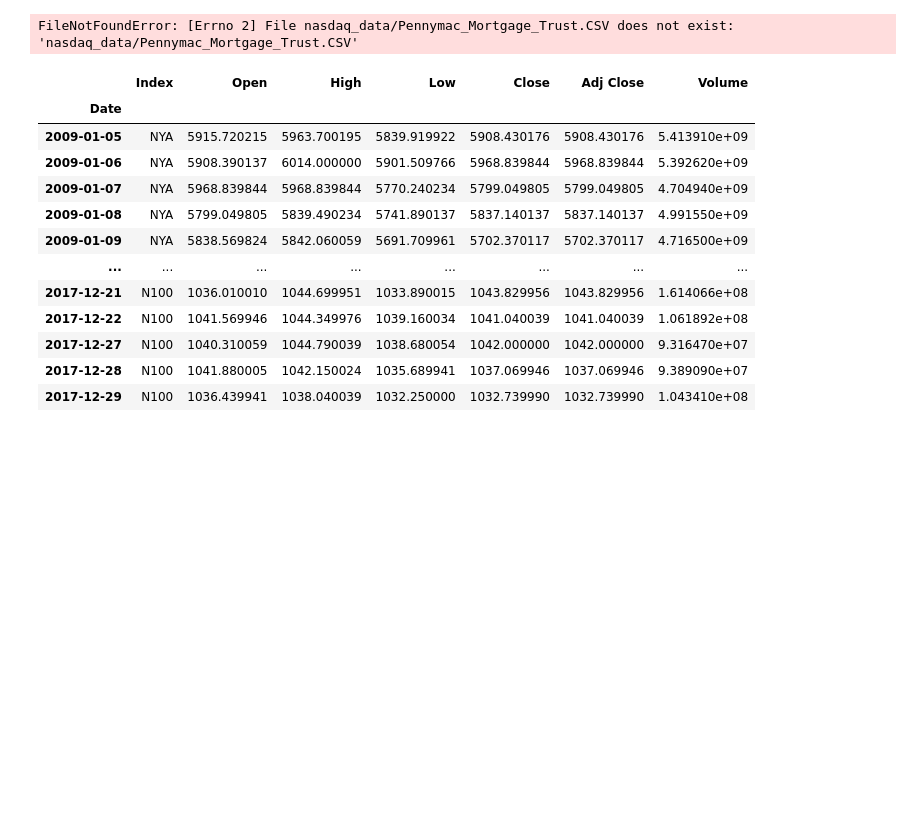
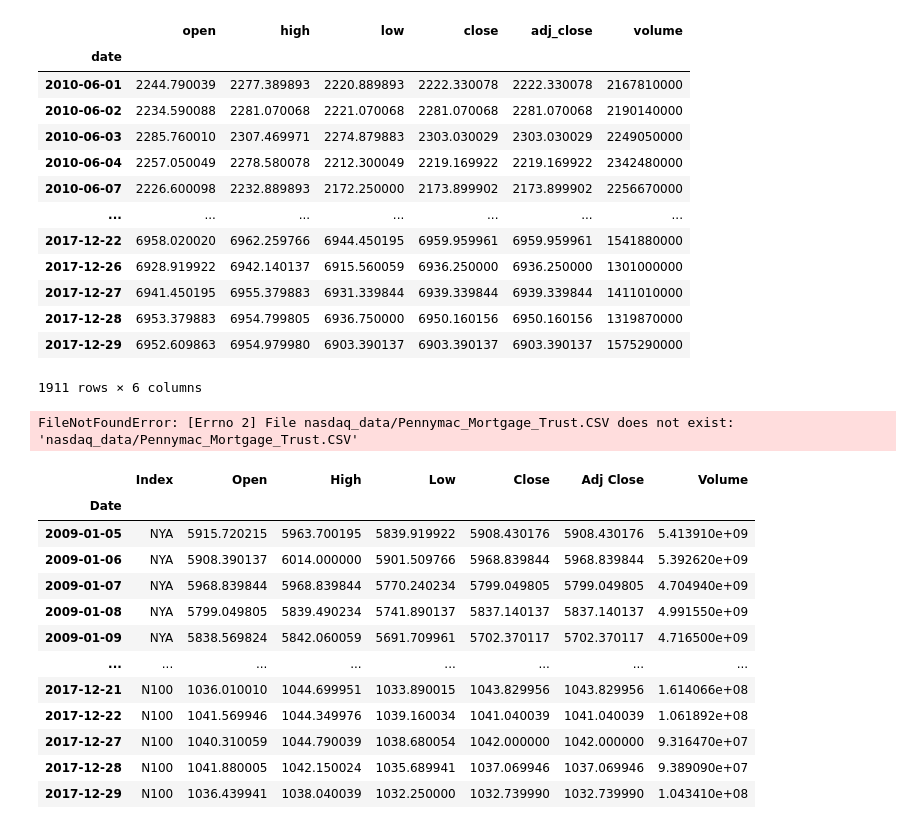
Before and after one commit to Phil-Mart/project-one, a Jupyter notebook: project1.ipynb, the cells around one changed output. Saved outputs shown, nothing was run; the diff lists cells and outputs as text; code cells hidden in the pictures; blank space fills up the shorter version.

Commit message:
add stock_an virtual env, updated working notebook

```diff
--- a/project1.ipynb
+++ b/project1.ipynb
@@ -8,3 +12,30 @@ from scipy.stats import linregress
+# %%
+reader = stock_analysis.StockReader('2010-06-01', '2018-01-01')
+
+# get stock data
+pmt, o = (
+    reader.get_ticker_data(ticker) \
+    for ticker in ['o', 'pmt'])
+
+# get NASDAQ data
+nye = reader.get_index_data('NASDAQ')
+# %%
+nye
+# %% [output]
+|  | open | high | low | close | adj_close | volume |
+| date |  |  |  |  |  |  |
+| 2010-06-01 | 2244.790039 | 2277.389893 | 2220.889893 | 2222.330078 | 2222.330078 | 2167810000 |
+| 2010-06-02 | 2234.590088 | 2281.070068 | 2221.070068 | 2281.070068 | 2281.070068 | 2190140000 |
+| 2010-06-03 | 2285.760010 | 2307.469971 | 2274.879883 | 2303.030029 | 2303.030029 | 2249050000 |
+| 2010-06-04 | 2257.050049 | 2278.580078 | 2212.300049 | 2219.169922 | 2219.169922 | 2342480000 |
+| 2010-06-07 | 2226.600098 | 2232.889893 | 2172.250000 | 2173.899902 | 2173.899902 | 2256670000 |
+| ... | ... | ... | ... | ... | ... | ... |
+| 2017-12-22 | 6958.020020 | 6962.259766 | 6944.450195 | 6959.959961 | 6959.959961 | 1541880000 |
+| 2017-12-26 | 6928.919922 | 6942.140137 | 6915.560059 | 6936.250000 | 6936.250000 | 1301000000 |
+| 2017-12-27 | 6941.450195 | 6955.379883 | 6931.339844 | 6939.339844 | 6939.339844 | 1411010000 |
+| 2017-12-28 | 6953.379883 | 6954.799805 | 6936.750000 | 6950.160156 | 6950.160156 | 1319870000 |
+| 2017-12-29 | 6952.609863 | 6954.979980 | 6903.390137 | 6903.390137 | 6903.390137 | 1575290000 |
+1911 rows × 6 columns
 # %%
 # (Pennymac Mortgage Trust)
 pmt_df = pd.read_csv("nasdaq_data/Pennymac_Mortgage_Trust.CSV")
```
Also changed, not shown: parts of 1 cell of this notebook, 9 other files.
